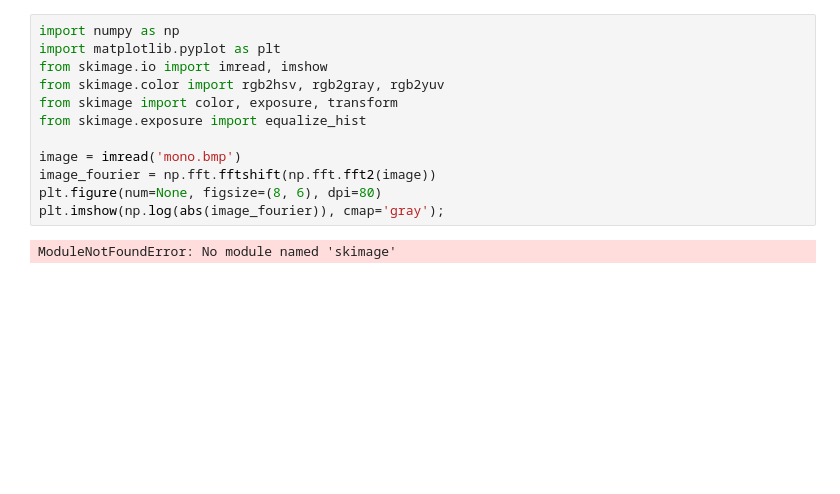
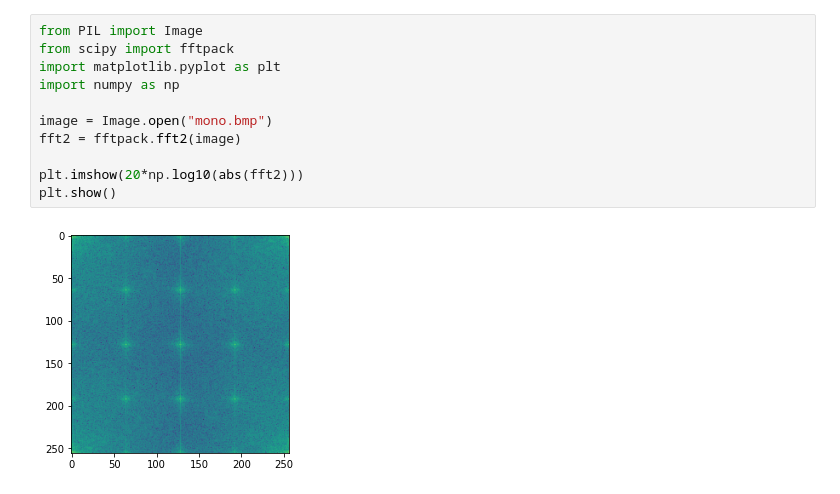
Before and after one commit to pabgonzalez/Digital-Image-Processing, a Jupyter notebook: TP1-Vision/EspectroImg.ipynb, the cells around one changed output. Drawn from its saved outputs; the diff is of its cells as text; blank space fills up the shorter version.

```diff
--- a/TP1-Vision/EspectroImg.ipynb
+++ b/TP1-Vision/EspectroImg.ipynb
@@ -1,14 +1,13 @@
-# %%
-import numpy as np
-import matplotlib.pyplot as plt
-from skimage.io import imread, imshow
-from skimage.color import rgb2hsv, rgb2gray, rgb2yuv
-from skimage import color, exposure, transform
-from skimage.exposure import equalize_hist
-
-image = imread('mono.bmp')
-image_fourier = np.fft.fftshift(np.fft.fft2(image))
-plt.figure(num=None, figsize=(8, 6), dpi=80)
-plt.imshow(np.log(abs(image_fourier)), cmap='gray');
-# %% [output]
-ModuleNotFoundError: No module named 'skimage'
+# %%
+from PIL import Image
+from scipy import fftpack
+import matplotlib.pyplot as plt
+import numpy as np
+
+image = Image.open("mono.bmp")
+fft2 = fftpack.fft2(image)
+
+plt.imshow(20*np.log10(abs(fft2)))
+plt.show()
+# %% [output]
+[figure, added]
```
Also changed, not shown: parts of 2 cells of this notebook.
